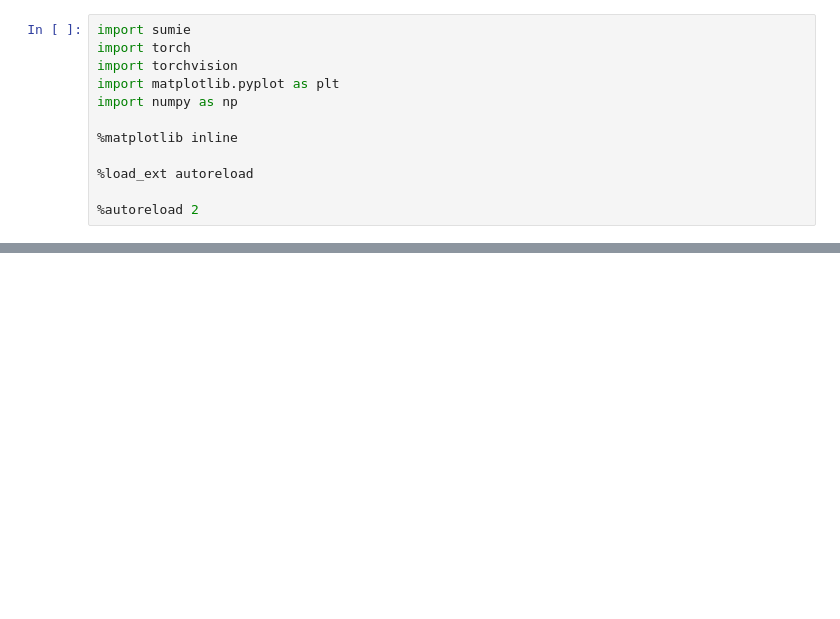
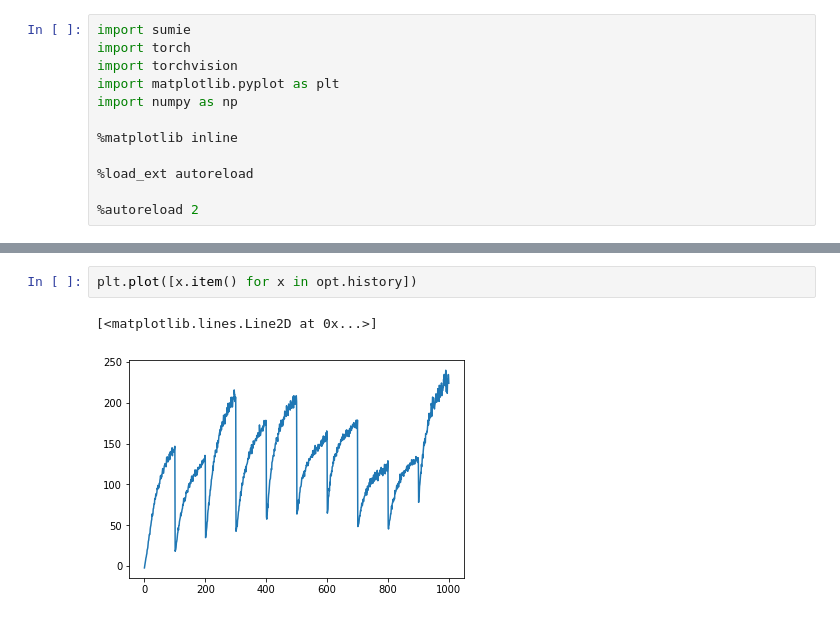
Before and after one commit to justinpinkney/sumie, a Jupyter notebook: docs/im_opt.ipynb, the cells around one changed output, grey strips where cells are left out. Saved outputs shown, nothing was run; the diff lists cells and outputs as text; blank space fills up the shorter version.

```diff
--- a/docs/im_opt.ipynb
+++ b/docs/im_opt.ipynb
@@ -53,3 +62,8 @@ sumie.vis.show(im.get_image())
+# %%
+plt.plot([x.item() for x in opt.history])
+# %% [output]
+[<matplotlib.lines.Line2D at 0x...>]
+[figure, added]
 # %%
 def to_frame(i):
   return animation[i,:,:,:].squeeze(0).permute((1, 2, 0)).numpy()
```
Also changed, not shown: parts of 6 cells of this notebook, 4 other files.
